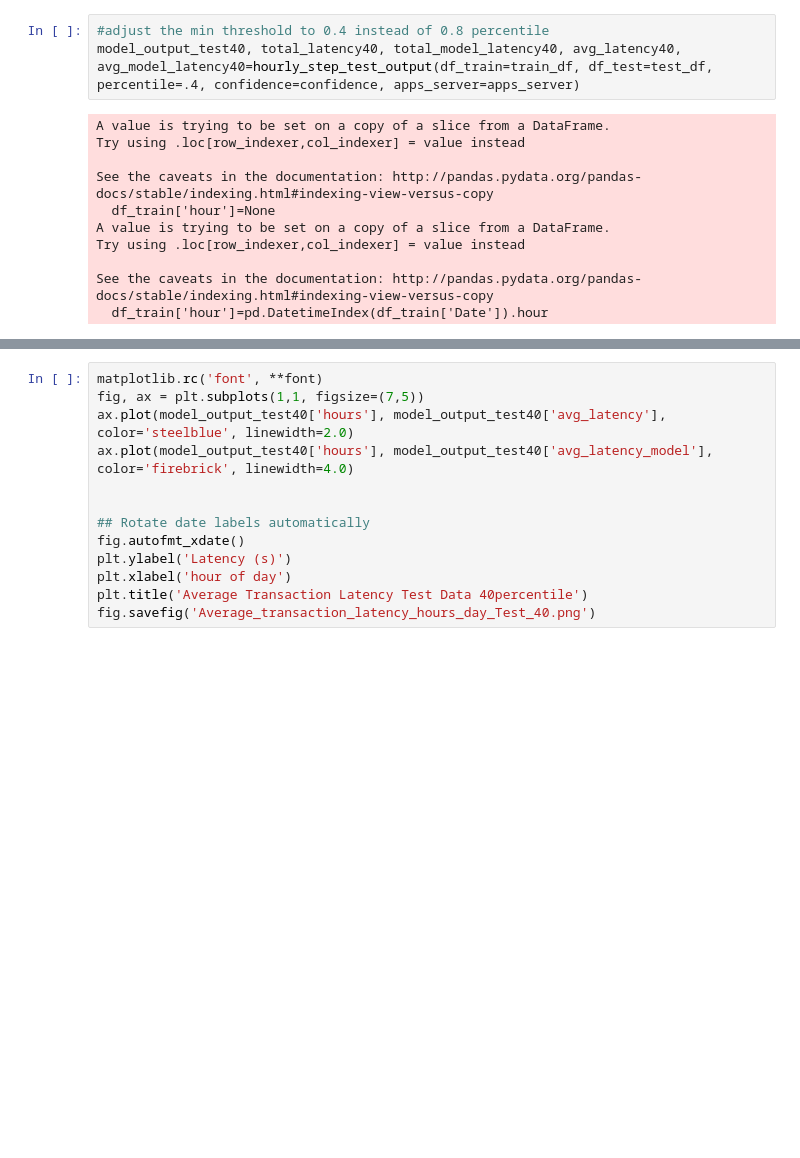
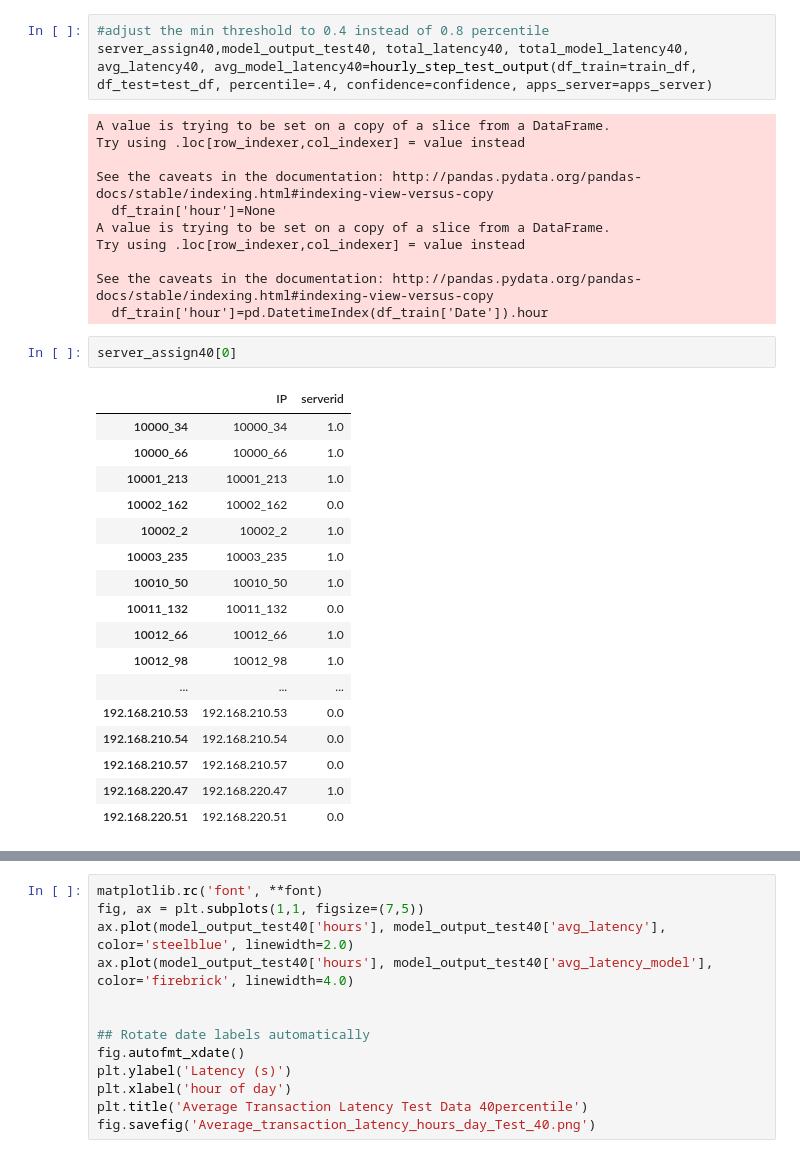
Before and after one commit to nrb75/Manifold, a Jupyter notebook: FP-Growth-optimize-hourly.ipynb, the cells around one changed output, grey strips where cells are left out. Saved outputs shown, nothing was run; the diff lists cells and outputs as text; blank space fills up the shorter version.

```diff
--- a/FP-Growth-optimize-hourly.ipynb
+++ b/FP-Growth-optimize-hourly.ipynb
@@ -334,7 +449,7 @@ fig.savefig('Average_transaction_latency_hours_day_Test_module.png')
 [figure]
 # %%
 #adjust the min threshold to 0.4 instead of 0.8 percentile
-model_output_test40, total_latency40, total_model_latency40, avg_latency40, avg_model_latency40=hourly_step_test_output(df_train=train_df, df_test=test_df, percentile=.4, confidence=confidence, apps_server=apps_server)
+server_assign40,model_output_test40, total_latency40, total_model_latency40, avg_latency40, avg_model_latency40=hourly_step_test_output(df_train=train_df, df_test=test_df, percentile=.4, confidence=confidence, apps_server=apps_server)
 # %% [output]
 A value is trying to be set on a copy of a slice from a DataFrame.
 Try using .loc[row_indexer,col_indexer] = value instead
@@ -346,3 +461,23 @@ Try using .loc[row_indexer,col_indexer] = value instead
 
 See the caveats in the documentation: http://pandas.pydata.org/pandas-docs/stable/indexing.html#indexing-view-versus-copy
   df_train['hour']=pd.DatetimeIndex(df_train['Date']).hour
+# %%
+server_assign40[0]
+# %% [output]
+|  | IP | serverid |
+| 10000_34 | 10000_34 | 1.0 |
+| 10000_66 | 10000_66 | 1.0 |
+| 10001_213 | 10001_213 | 1.0 |
+| 10002_162 | 10002_162 | 0.0 |
+| 10002_2 | 10002_2 | 1.0 |
+| 10003_235 | 10003_235 | 1.0 |
+| 10010_50 | 10010_50 | 1.0 |
+| 10011_132 | 10011_132 | 0.0 |
+| 10012_66 | 10012_66 | 1.0 |
+| 10012_98 | 10012_98 | 1.0 |
+| ... | ... | ... |
+| 192.168.210.53 | 192.168.210.53 | 0.0 |
+| 192.168.210.54 | 192.168.210.54 | 0.0 |
+| 192.168.210.57 | 192.168.210.57 | 0.0 |
+| 192.168.220.47 | 192.168.220.47 | 1.0 |
+| 192.168.220.51 | 192.168.220.51 | 0.0 |
```
Also changed, not shown: parts of 52 cells of this notebook, 5 other files.
